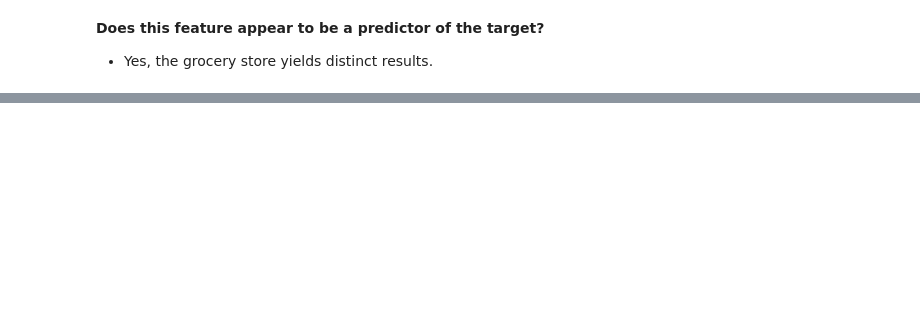
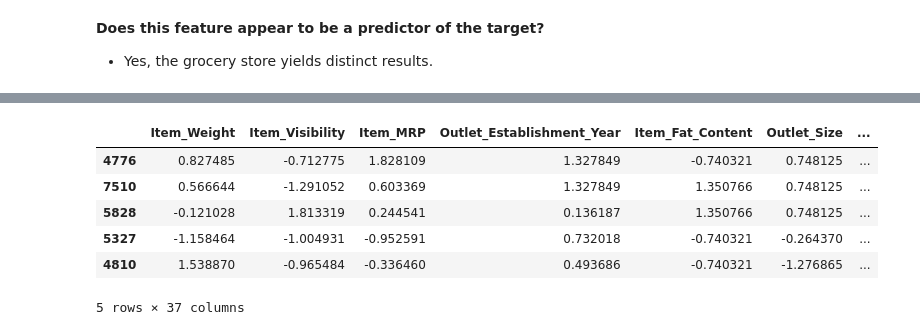
Before and after one commit to dimLMT/Just-try, a Jupyter notebook: Prediction_of_Product_Sales.ipynb, the cells around one changed output, grey strips where cells are left out. Drawn from its saved outputs; the diff is of its cells as text; code cells hidden in the pictures; blank space fills up the shorter version.

```diff
--- a/Prediction_of_Product_Sales.ipynb
+++ b/Prediction_of_Product_Sales.ipynb
@@ -708,0 +816,10 @@ plot_categorical_vs_target(df, feature);
+# %%
+# PREPROCESSING PIPELINE FOR ONE-HOT-ENCODED DATA
+nom_cols = X_train.select_dtypes('object').drop(columns=ord_cols).columns
+print("Nominal Columns:", nom_cols)
+# Instantiate the individual preprocessors
+nom_impute_na = SimpleImputer(strategy='constant', fill_value = "NA")
+nom_encoder = OneHotEncoder(sparse_output=False, handle_unknown='ignore')
+# Make pipeline with imputer and encoder
+nom_pipe = make_pipeline(nom_impute_na, nom_encoder)
+nom_pipe
@@ -708,0 +832,15 @@ plot_categorical_vs_target(df, feature);
+# %%
+# Making a numeric tuple for ColumnTransformer
+num_tuple = ('numeric', num_pipe, num_cols)
+print(num_tuple)
+# Making an ordinal_tuple for ColumnTransformer
+ord_tuple = ('ordinal', ord_pipe, ord_cols)
+print(ord_tuple)
+# Making a nominal_tuple for ColumnTransformer
+nom_tuple = ('nominal', nom_pipe, nom_cols)
+print(nom_tuple)
+# Instantiate with verbose_feature_names_out=False
+col_transformer = ColumnTransformer([num_tuple, ord_tuple, nom_tuple],
+                                    verbose_feature_names_out=False)
+# Fit on training data
+col_transformer.fit(X_train)
@@ -708,0 +880,15 @@ plot_categorical_vs_target(df, feature);
+# %%
+# Transform the training data
+X_train_processed = col_transformer.transform(X_train)
+# Transform the testing data
+X_test_processed = col_transformer.transform(X_test)
+# View the processed training data
+X_train_processed.head()
+# %% [output]
+|  | Item_Weight | Item_Visibility | Item_MRP | Outlet_Establishment_Year | Item_Fat_Content | Outlet_Size | ... |
+| 4776 | 0.827485 | -0.712775 | 1.828109 | 1.327849 | -0.740321 | 0.748125 | ... |
+| 7510 | 0.566644 | -1.291052 | 0.603369 | 1.327849 | 1.350766 | 0.748125 | ... |
+| 5828 | -0.121028 | 1.813319 | 0.244541 | 0.136187 | 1.350766 | 0.748125 | ... |
+| 5327 | -1.158464 | -1.004931 | -0.952591 | 0.732018 | -0.740321 | -0.264370 | ... |
+| 4810 | 1.538870 | -0.965484 | -0.336460 | 0.493686 | -0.740321 | -1.276865 | ... |
+5 rows × 37 columns
```
Also changed, not shown: parts of 18 cells of this notebook.
